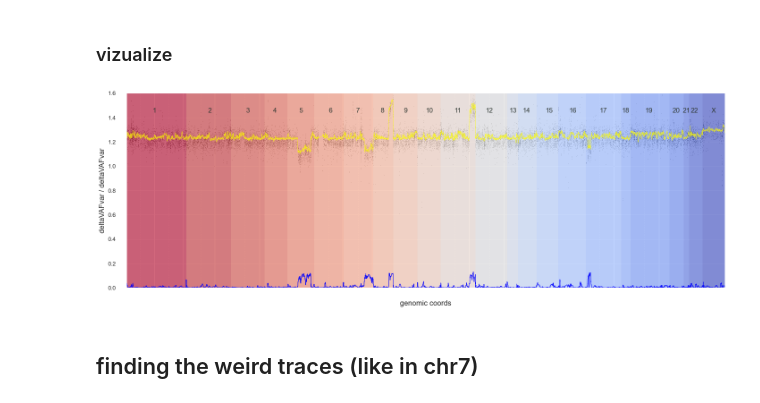
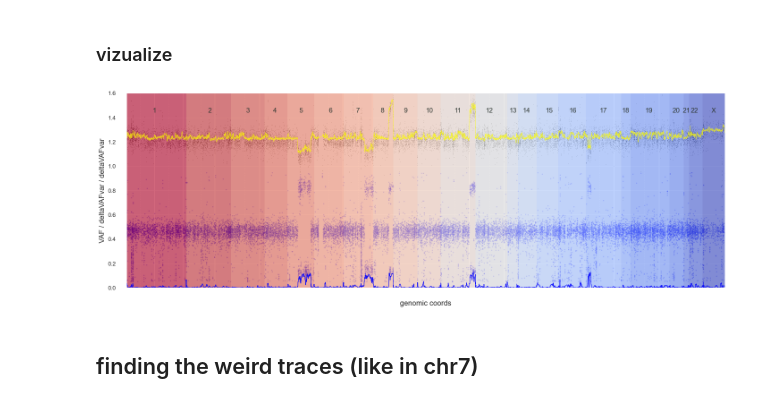
Before and after one commit to Mar111tiN/myCNV, a Jupyter notebook: nb/clusterCNV.ipynb, the cells around one changed output. Drawn from its saved outputs; the diff is of its cells as text; code cells hidden in the pictures.

```diff
--- a/nb/clusterCNV.ipynb
+++ b/nb/clusterCNV.ipynb
@@ -82,8 +82,8 @@ vaf = dict(
         plot_args=dict(
             linewidth=0.5,
             color='blue',
-            s=5,
-            alpha=1
+            s=2,
+            alpha=.4
         ))
 
 
@@ -94,35 +94,35 @@ absvafmean = dict(
         plot_args=dict(
             linewidth=1,
             color='blue',
             alpha=.7
         )
     )
 deltavafvar = dict(
         title='deltaVAFvar',
         plot_type='line',   # ['line', 'scatter']
         data='deltaVAFvar',
         plot_args=dict(
             linewidth=1,
             color='blue',
             alpha=.7
         )
     )
 
 fig_params = dict(
     figsize=(24,8),
     colormap='coolwarm_r',
     color_chroms=True,
     ylim=(0,1),
     cov_offset=.1,  # how much log2ratio=0 is shifted above SNP-data
     cov_height=.5,
     label_size=13
 )
 chroms = ['chr5', 'chr7','chr8', 'chr11', 'chr17']
 r1 = 'chr17:3Mb-9Mb'
 %matplotlib inline
-_ = plot_snp(snp_df, snp_plots=[absvafmean, deltavafvar], cov_plots=[log2, log2mean], chroms='all', region='', **fig_params)
+_ = plot_snp(snp_df, snp_plots=[vaf, absvafmean, deltavafvar], cov_plots=[log2, log2mean], chroms='all', region='', **fig_params)
 # %% [output]
-[figure, old version]
+[figure, new version]
 # %% [markdown]
 ## finding the weird traces (like in chr7)
 # %%
```
Also changed, not shown: parts of 6 cells of this notebook, 5 other files.
